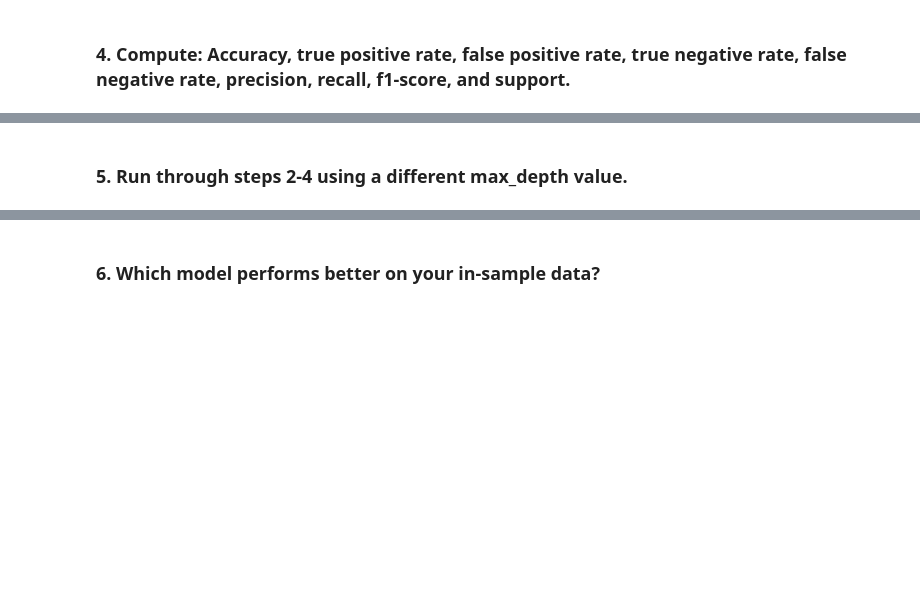
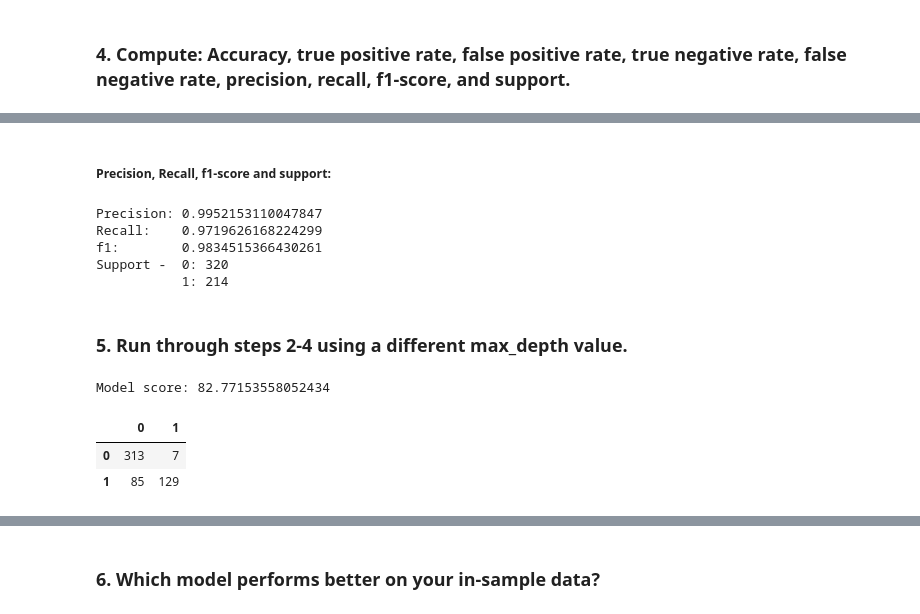
Before and after one commit to etclark3/classification-exercises, a Jupyter notebook: model.ipynb, the cells around one changed output, grey strips where cells are left out. Drawn from its saved outputs; the diff is of its cells as text; code cells hidden in the pictures; blank space fills up the shorter version.

```diff
--- a/model.ipynb
+++ b/model.ipynb
@@ -285,2 +281,16 @@ print('           1:', tn+fn)
+# %% [markdown]
+##### Precision, Recall, f1-score and support:
+# %%
+print(f'Precision: {precision_score(y_tr, y_predict)}')
+print(f'Recall:    {recall_score(y_tr, y_predict)}')
+print(f'f1:        {f1_score(y_tr, y_predict)}')
+print(f'Support -  0: {TP+FP}')
+print(f'           1: {TN+FN}')
+# %% [output]
+Precision: 0.9952153110047847
+Recall:    0.9719626168224299
+f1:        0.9834515366430261
+Support -  0: 320
+           1: 214
 # %% [markdown]
 ### 5. Run through steps 2-4 using a different max_depth value.
@@ -286,0 +303,11 @@ print('           1:', tn+fn)
+# %%
+print(f'Model score: {t_classf2.score(x_tr, y_tr)*100}')
+# %% [output]
+Model score: 82.77153558052434
+# %%
+cm2 = confusion_matrix(y_tr, y_predict2)
+pd.DataFrame(cm2)
+# %% [output]
+|  | 0 | 1 |
+| 0 | 313 | 7 |
+| 1 | 85 | 129 |
```
Also changed, not shown: parts of 66 cells of this notebook.
